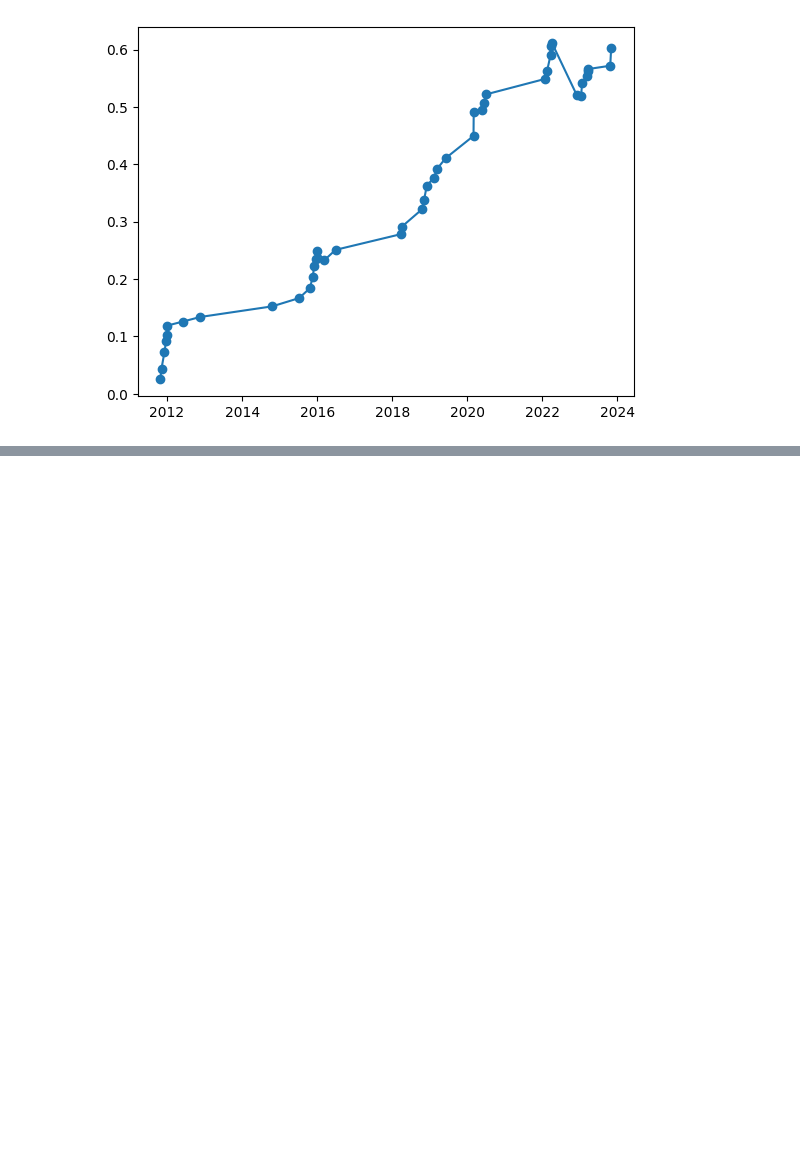
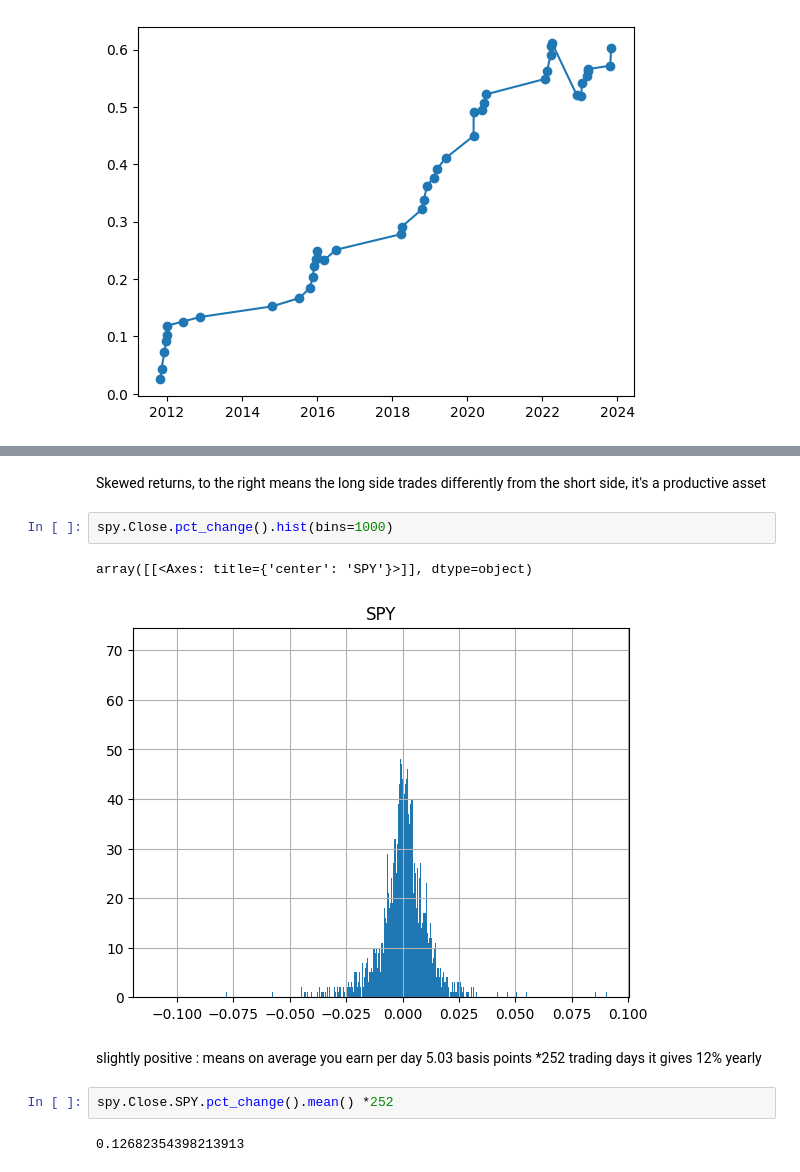
Before and after one commit to Jundula/Neural-networks, a Jupyter notebook: MLP.ipynb, the cells around one changed output, grey strips where cells are left out. Drawn from its saved outputs; the diff is of its cells as text; blank space fills up the shorter version.

```diff
--- a/MLP.ipynb
+++ b/MLP.ipynb
@@ -253,0 +346,13 @@ entry 430.760009765625
+# %% [markdown]
+Skewed returns, to the right means the long side trades differently from the short side, it's a productive asset
+# %%
+spy.Close.pct_change().hist(bins=1000)
+# %% [output]
+array([[<Axes: title={'center': 'SPY'}>]], dtype=object)
+[figure, added]
+# %% [markdown]
+slightly positive : means on average you earn per day 5.03 basis points  *252 trading days it gives 12% yearly
+# %%
+spy.Close.SPY.pct_change().mean() *252
+# %% [output]
+0.12682354398213913
```
Also changed, not shown: parts of 12 cells of this notebook.
